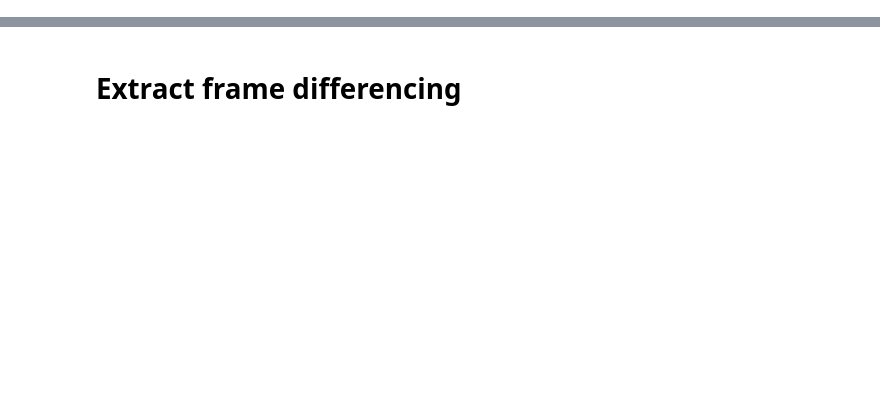
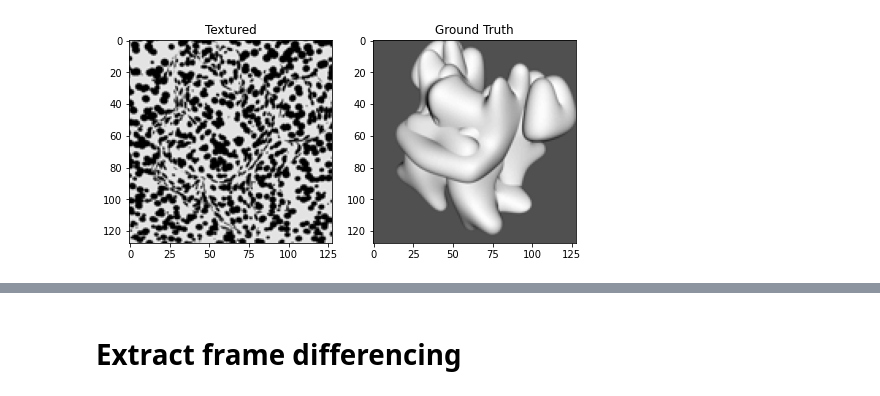
Before and after one commit to yifr/CommonFate, a Jupyter notebook: ImageProcessing.ipynb, the cells around one changed output, grey strips where cells are left out. Saved outputs shown, nothing was run; the diff lists cells and outputs as text; code cells hidden in the pictures; blank space fills up the shorter version.

```diff
--- a/ImageProcessing.ipynb
+++ b/ImageProcessing.ipynb
@@ -12,5 +14,5 @@ from tqdm import tqdm_notebook
 # %%
-scene_dir = "scenes/scene_001/images/img_*"
-scene_name = "multi_shape_dense_texture"
+scene_dir = "scenes/scene_000/images/img_*"
+scene_name = "blob_scene"
 images = glob.glob(scene_dir)
 images.sort()
@@ -16,0 +128,30 @@ images.sort()
+# %%
+trainloader = DataLoader(resize=(128, 128))
+# %%
+tex, gt = trainloader.__getitem__(0)
+
+if trainloader.frame_diff:
+    fig, axs = plt.subplots(1, 3, figsize=(12, 8))
+
+    axs[0].imshow(tex[0, :], cmap="gray")
+    axs[0].set_title("Textured")
+
+    axs[1].imshow(tex[1, :], cmap="gray")
+    axs[1].set_title("Difference from Previous Frame")
+
+    axs[2].imshow(gt.squeeze(0), cmap="gray")
+    axs[2].set_title("Ground Truth")
+
+    plt.show()
+else:
+    fig, axs = plt.subplots(1, 2, figsize=(8, 8))
+
+    axs[0].imshow(tex[0, :], cmap="gray")
+    axs[0].set_title("Textured")
+
+    axs[1].imshow(gt.squeeze(0), cmap="gray")
+    axs[1].set_title("Ground Truth")
+
+    plt.show()
+# %% [output]
+[figure, added]
```
Also changed, not shown: parts of 19 cells of this notebook, 3 other files.
